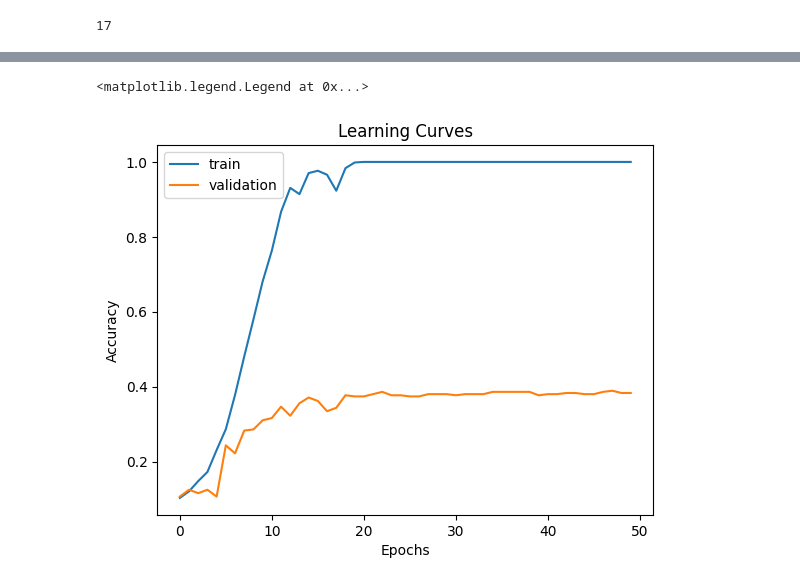
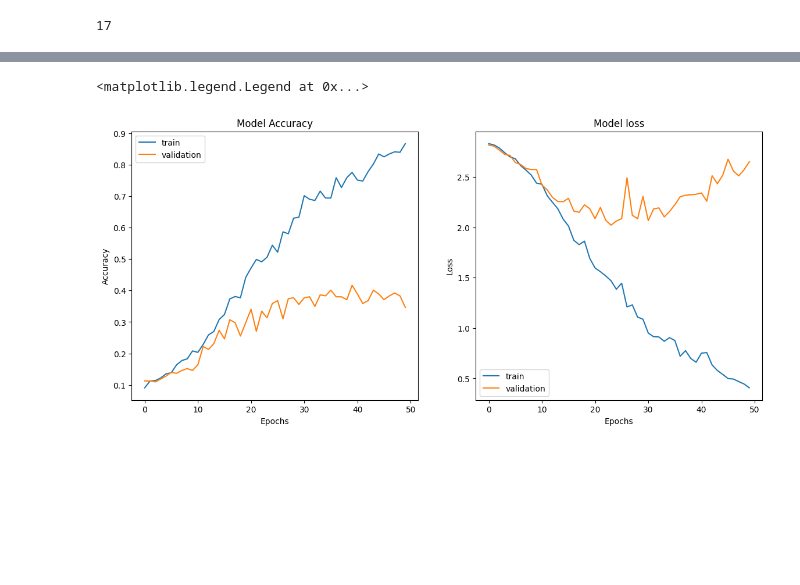
Before and after one commit to niil87/Machine-Learning-for-IOT---Fall-2022-Batch-Lund-University, a Jupyter notebook: tensor_single/keras.ipynb, the cells around one changed output, grey strips where cells are left out. Saved outputs shown, nothing was run; the diff lists cells and outputs as text; code cells hidden in the pictures; blank space fills up the shorter version.

```diff
--- a/tensor_single/keras.ipynb
+++ b/tensor_single/keras.ipynb
@@ -38,14 +15,11 @@ array([15, 10,  5,  7, 11,  1,  6,  3, 16,  8, 14,  9,  4, 13,  2, 12,  0])
-# %%
-labels = []
-data = []
-for celeb in celebs_path.iterdir():
-    for file in celeb.iterdir():
-        img = np.load(file)
-        data.append(img)
-        labels.append(le.transform([celeb.name])[0])
-
-labels = np.array(labels)
-data = np.array(data)
+# %%
+path = Path("transformed_to_888")
+with open(path/'data.npy', 'rb') as d, open(path/"labels.npy", "rb") as l, open(path/"classes.npy", "rb") as c:
+    data = np.load(d)
+    labels = np.load(l)
+    classes = np.load(c)
+le = LabelEncoder()
+le.classes_ = classes
 # %%
 print(labels.shape)
 print(data.shape)
@@ -75,6 +55,3 @@ std = np.std(train_data, axis = 0)
 
 train_data = (train_data-mean) / std
 validation_data = (validation_data-mean) / std
-# %%
-train_data = train_data[:,:,:,np.newaxis]
-train_data[0].shape
@@ -97,8 +72,7 @@ train_data.shape
 # %%
 model = keras.models.Sequential([
     keras.layers.Input(shape=train_data.shape[1:]),
-    #keras.layers.MaxPool2D((2,2), input_shape=train_data.shape[1:]),
-    keras.layers.Dropout(0.5),
+    keras.layers.MaxPool2D((2,2), input_shape=train_data.shape[1:]),
     keras.layers.Conv2D(8, (3,3), activation="relu"),
     keras.layers.MaxPool2D((2,2)),
     keras.layers.Dropout(0.5),
@@ -110,8 +84,11 @@ model = keras.models.Sequential([
     keras.layers.MaxPool2D((2,2)),
     keras.layers.Conv2D(128, (3,3), activation="relu"),
     keras.layers.MaxPool2D((2,2)),
-    keras.layers.Conv2D(256, (3,3), activation="relu"),
-    keras.layers.MaxPool2D((2,2)),
+    #keras.layers.Conv2D(256, (3,3), activation="relu"),
+    #keras.layers.MaxPool2D((2,2)),
+    keras.layers.Dropout(0.5),
+    keras.layers.Dense(100, activation="relu"),
+    keras.layers.Dense(70, activation="relu"),
     keras.layers.Flatten(),
     keras.layers.Dense(classes, activation="softmax")
     ])
@@ -162,11 +157,21 @@ Epoch 50/50
 # %%
-plt.title('Learning Curves')
+plt.figure(figsize=(14,6))
+plt.subplot(1,2,1)
+plt.title('Model Accuracy')
 plt.xlabel('Epochs')
 plt.ylabel('Accuracy')
 plt.plot(history.history['accuracy'], label='train')
 plt.plot(history.history['val_accuracy'], label='validation')
 plt.legend()
+
+plt.subplot(1,2,2)
+plt.title('Model loss')
+plt.ylabel('Loss')
+plt.xlabel('Epochs')
+plt.plot(history.history['loss'], label="train")
+plt.plot(history.history['val_loss'], label="validation")
+plt.legend()
 # %% [output]
 <matplotlib.legend.Legend at 0x...>
-[figure, old version]
+[figure, new version]
 # %%
```
Also changed, not shown: parts of 23 cells of this notebook, 6 other files.
